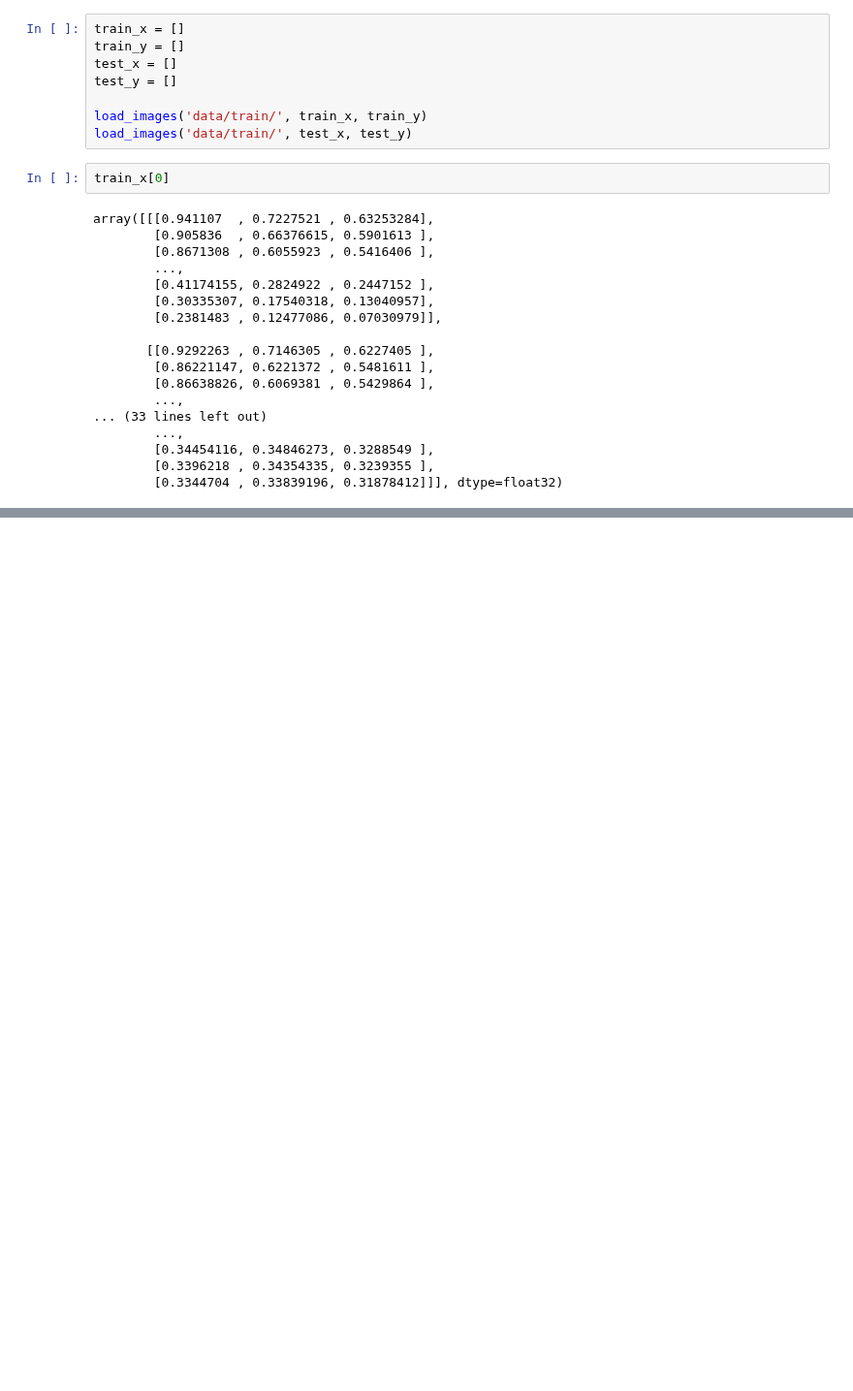
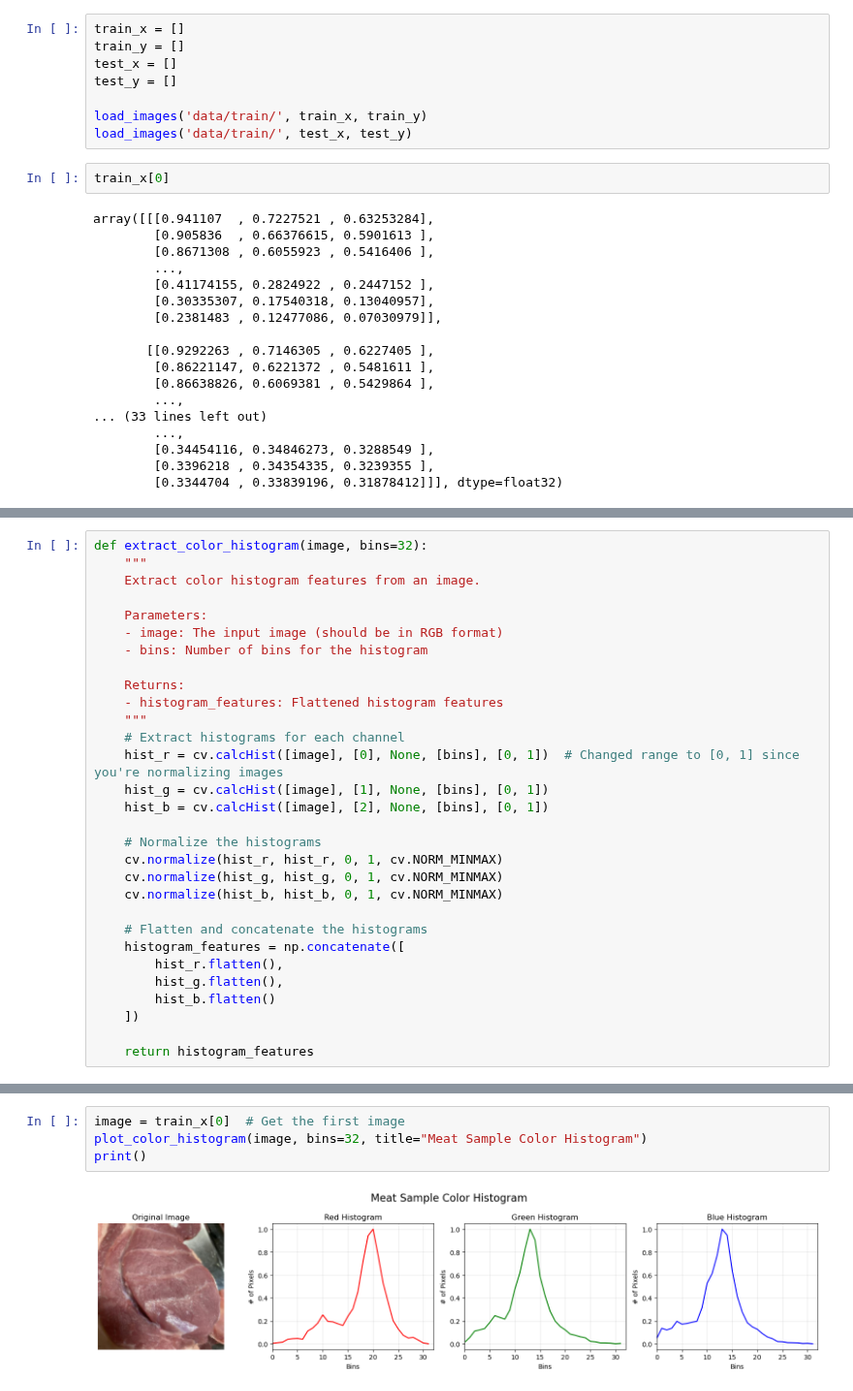
Before and after one commit to jason-gardiner/Meat-Freshness-Image-Classification, a Jupyter notebook: Meat Classification.ipynb, the cells around one changed output, grey strips where cells are left out. Shown at 97% size. Cells and saved outputs as stored; diff of their text form; blank space fills up the shorter version.

Commit message:
Added code for Color Histograms and Decision Trees

```diff
--- a/Meat Classification.ipynb
+++ b/Meat Classification.ipynb
@@ -50,0 +57,30 @@ array([[[0.941107  , 0.7227521 , 0.63253284],
+# %%
+def extract_color_histogram(image, bins=32):
+    """
+    Extract color histogram features from an image.
+
+    Parameters:
+    - image: The input image (should be in RGB format)
+    - bins: Number of bins for the histogram
+
+    Returns:
+    - histogram_features: Flattened histogram features
+    """
+    # Extract histograms for each channel
+    hist_r = cv.calcHist([image], [0], None, [bins], [0, 1])  # Changed range to [0, 1] since you're normalizing images
+    hist_g = cv.calcHist([image], [1], None, [bins], [0, 1])
+    hist_b = cv.calcHist([image], [2], None, [bins], [0, 1])
+
+    # Normalize the histograms
+    cv.normalize(hist_r, hist_r, 0, 1, cv.NORM_MINMAX)
+    cv.normalize(hist_g, hist_g, 0, 1, cv.NORM_MINMAX)
+    cv.normalize(hist_b, hist_b, 0, 1, cv.NORM_MINMAX)
+
+    # Flatten and concatenate the histograms
+    histogram_features = np.concatenate([
+        hist_r.flatten(),
+        hist_g.flatten(),
+        hist_b.flatten()
+    ])
+
+    return histogram_features
@@ -50,0 +136,6 @@ array([[[0.941107  , 0.7227521 , 0.63253284],
+# %%
+image = train_x[0]  # Get the first image
+plot_color_histogram(image, bins=32, title="Meat Sample Color Histogram")
+print()
+# %% [output]
+[figure, added]
```
Also changed, not shown: parts of 8 cells of this notebook.
